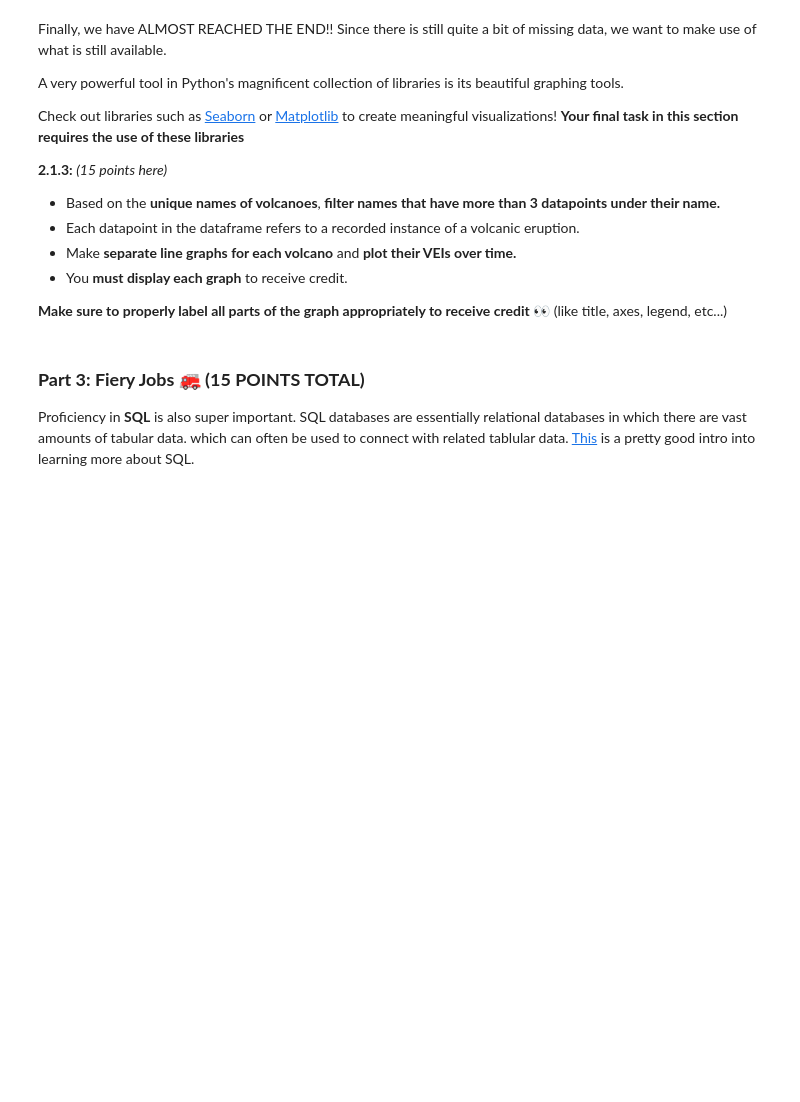
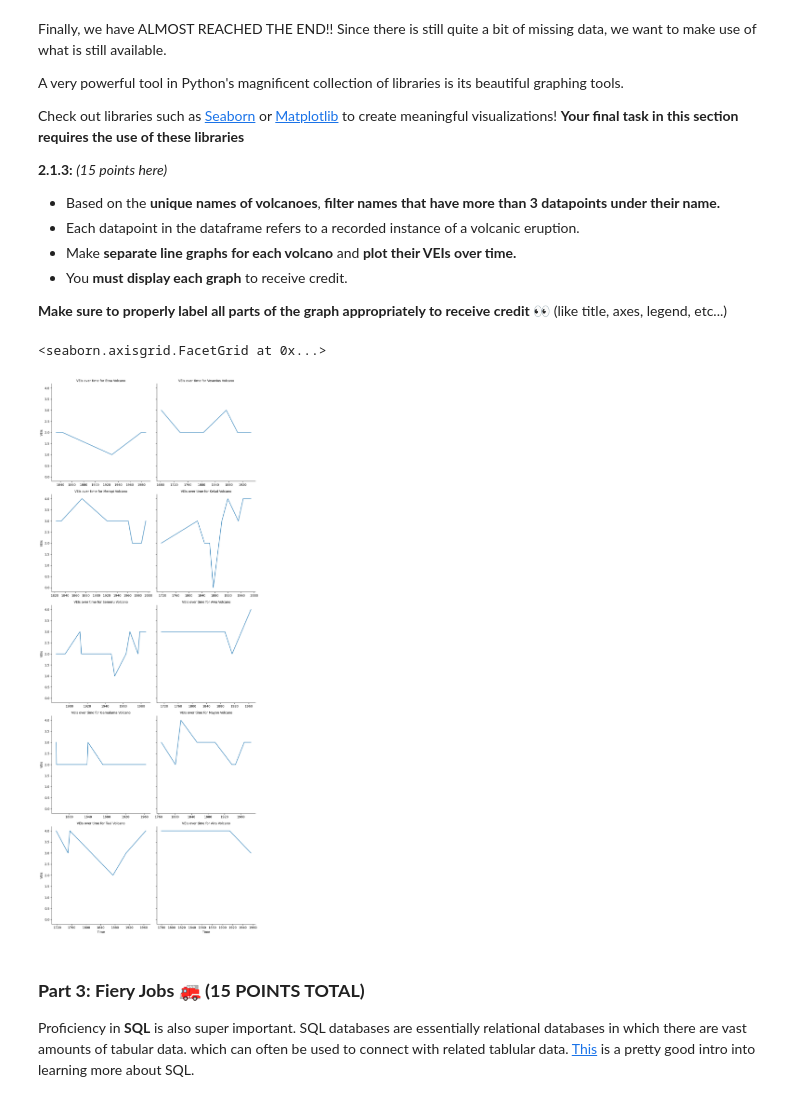
Before and after one commit to Jhoff721/cmsc320_hw1, a Jupyter notebook: CMSC320_HW1_Spring2025.ipynb, the cells around one changed output. Drawn from its saved outputs; the diff is of its cells as text; code cells hidden in the pictures; blank space fills up the shorter version.

```diff
--- a/CMSC320_HW1_Spring2025.ipynb
+++ b/CMSC320_HW1_Spring2025.ipynb
@@ -298,0 +315,6 @@ Use the **groupby function in Pandas** to create separate dataframes for each un
+# %%
+from IPython.display import display
+countryGroup = new_df.sort_values(['vei'], ascending=False).groupby('country')[['date', 'country', 'name', 'vei']]
+
+for group in countryGroup:
+    display(group)
@@ -327,3 +469,23 @@ Check out libraries such as [Seaborn](https://seaborn.pydata.org/) or [Matplotli
+# %%
+import matplotlib.pyplot as plt
+import seaborn as sns
+
+# Only display volcanoes with > 3 datapoints (eruptions)
+eruptions = new_df.groupby('name').filter(lambda group: len(group) > 3)
+
+# Each group has separate graph
+# Plot VEIs over time
+grid = sns.FacetGrid(eruptions, col='name', col_wrap=2, height=5, sharex=False)
+grid.map(sns.lineplot, 'date', 'vei')
+
+# Add labels
+grid.set_axis_labels("Time", "VEIs")
+grid.set_titles(col_template="VEIs over time for {col_name} Volcano")
+
+grid.tight_layout()
+# %% [output]
+<seaborn.axisgrid.FacetGrid at 0x...>
+[figure, added]
 # %% [markdown]
 ### **Part 3: Fiery Jobs 🚒 (15 POINTS TOTAL)**
 
```
Also changed, not shown: parts of 19 cells of this notebook.
